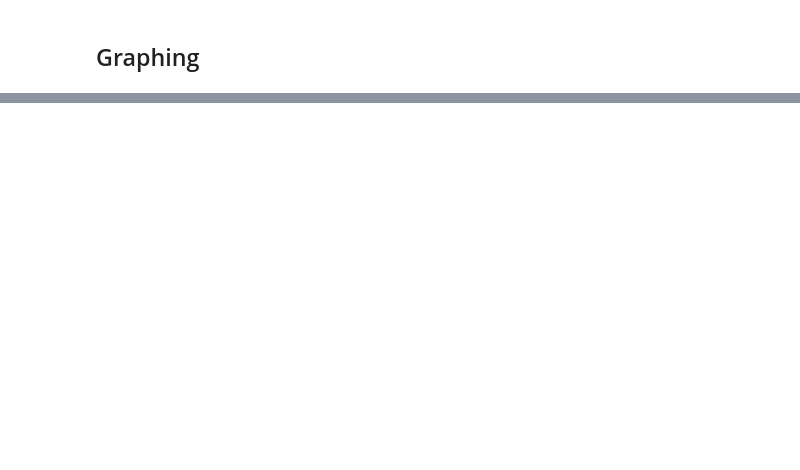
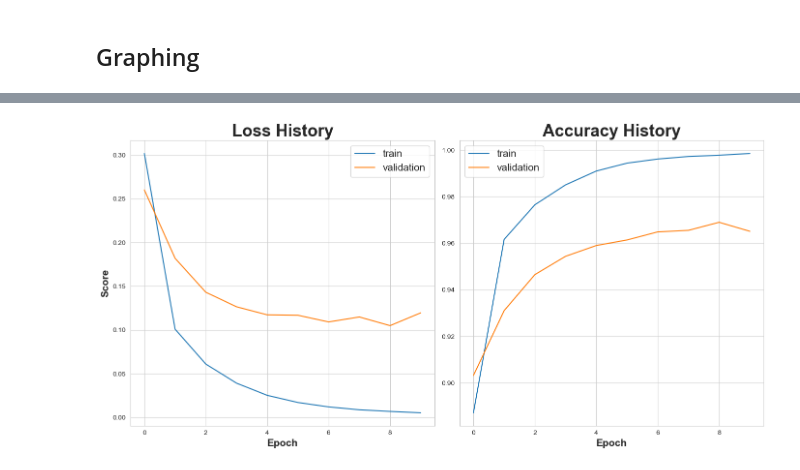
Before and after one commit to annabchox/deepfake-detector, a Jupyter notebook: Code/Main/Testing/Best_Models_NN.ipynb, the cells around one changed output, grey strips where cells are left out. Cells and saved outputs as stored; diff of their text form; code cells hidden in the pictures; blank space fills up the shorter version.

Commit message:
model eval, best models,  images

```diff
--- a/Code/Main/Testing/Best_Models_NN.ipynb
+++ b/Code/Main/Testing/Best_Models_NN.ipynb
@@ -25,0 +27,3 @@ import matplotlib.pyplot as plt
+# %%
+import seaborn as sns
+sns.set_style('whitegrid')
@@ -56,2 +54,7 @@ loaded_model.load_weights(weights_path)
+# %%
+model_path = "../../PretrainedModel/dffnetv2B0.json"
+weights_path = "../../PretrainedModel/dffnetv2B0_weights.h5"
+
+model = config.load_trained_model(model_path, weights_path)
 # %% [markdown]
 ## Testing
@@ -57,0 +90,4 @@ loaded_model.load_weights(weights_path)
+# %%
+df_v2 = pd.read_csv("../../Results/v2b0_history.csv")
+df_v2.drop(columns="Unnamed: 0", inplace=True)
+df_v2
@@ -76,0 +129,22 @@ models are also modular -> future training is very easy
+# %%
+# Configure figure and plots
+fig, ax = plt.subplots(1, 2, figsize=config.subplot_fig_size)
+
+# Create data lists for graphing to loop over
+titles = ["Loss History", "Accuracy History"]
+data = ["loss", "acc"]
+val_data = ["val_loss", "val_acc"]
+
+ax[0].set_ylabel("Score", **config.axis_title_font)
+# Graphs the data
+for i in range(len(ax)):
+    ax[i].set_title(titles[i], **config.title_font)
+    ax[i].set_xlabel("Epoch", **config.axis_title_font)
+    ax[i].plot(df_v2[data[i]], label="train")
+    ax[i].plot(df_v2[val_data[i]], label="validation")
+    ax[i].legend(loc='best', **config.label_font)
+plt.tight_layout()
+plt.savefig("../../../Images/v2b0_history.png")
+plt.show()
+# %% [output]
+[figure, added]
```
Also changed, not shown: parts of 16 cells of this notebook, 9 other files.
